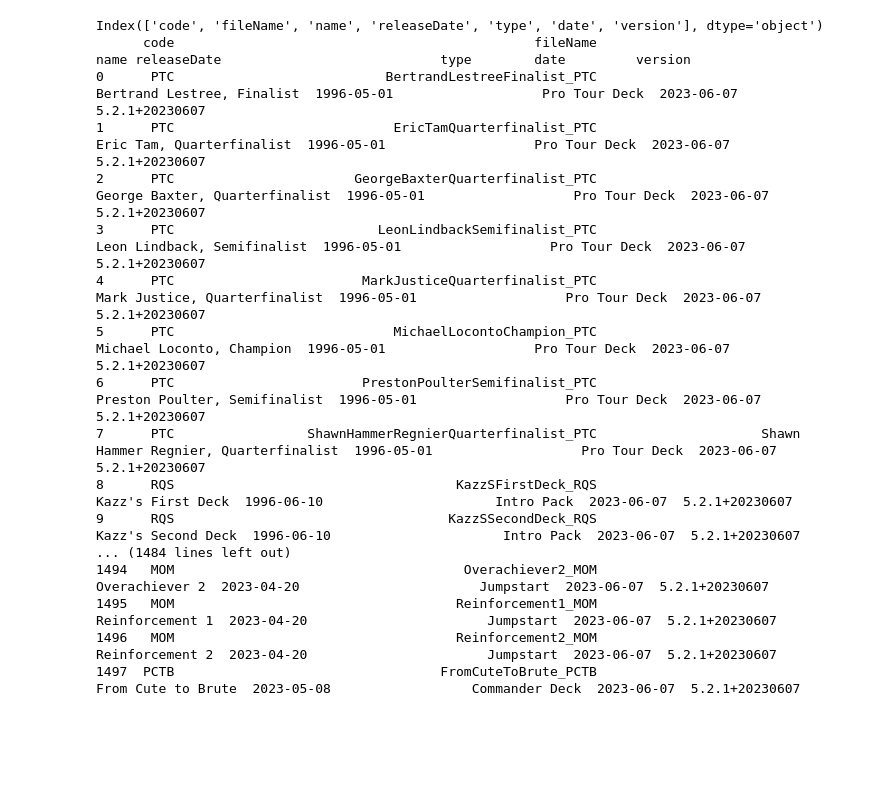
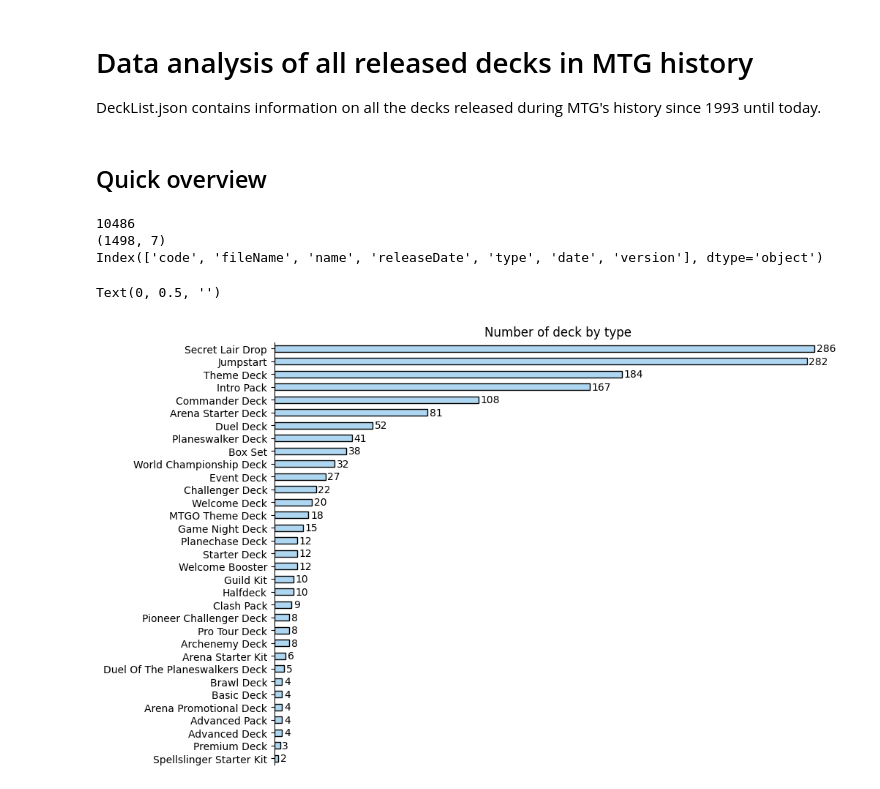
Before and after one commit to Undeadamien/mtg_analyst, a Jupyter notebook: alldecks/alldecks.ipynb, the cells around one changed output. Cells and saved outputs as stored; diff of their text form; code cells hidden in the pictures; blank space fills up the shorter version.

```diff
--- a/alldecks/alldecks.ipynb
+++ b/alldecks/alldecks.ipynb
@@ -1,29 +6,37 @@
+# %% [markdown]
+# Data analysis of all released decks in MTG history
+DeckList.json contains information on all the decks released during MTG's history since 1993 until today.
 # %%
-import json
-
-import pandas as pd
-
 with open("./DeckList.json") as data_file:
     data = json.load(data_file)
-    df = pd.json_normalize(data, "data").assign(**data["meta"])
+    default_df = pd.json_normalize(data, "data").assign(**data["meta"])
-# %%
-print(df.columns)
-print(df.to_string())
-# %% [output]
-Index(['code', 'fileName', 'name', 'releaseDate', 'type', 'date', 'version'], dtype='object')
-      code                                              fileName                                                      name releaseDate                            type        date         version
-0      PTC                           BertrandLestreeFinalist_PTC                                Bertrand Lestree, Finalist  1996-05-01                   Pro Tour Deck  2023-06-07  5.2.1+20230607
-1      PTC                            EricTamQuarterfinalist_PTC                                 Eric Tam, Quarterfinalist  1996-05-01                   Pro Tour Deck  2023-06-07  5.2.1+20230607
-2      PTC                       GeorgeBaxterQuarterfinalist_PTC                            George Baxter, Quarterfinalist  1996-05-01                   Pro Tour Deck  2023-06-07  5.2.1+20230607
-3      PTC                          LeonLindbackSemifinalist_PTC                               Leon Lindback, Semifinalist  1996-05-01                   Pro Tour Deck  2023-06-07  5.2.1+20230607
-4      PTC                        MarkJusticeQuarterfinalist_PTC                             Mark Justice, Quarterfinalist  1996-05-01                   Pro Tour Deck  2023-06-07  5.2.1+20230607
-5      PTC                            MichaelLocontoChampion_PTC                                 Michael Loconto, Champion  1996-05-01                   Pro Tour Deck  2023-06-07  5.2.1+20230607
-6      PTC                        PrestonPoulterSemifinalist_PTC                             Preston Poulter, Semifinalist  1996-05-01                   Pro Tour Deck  2023-06-07  5.2.1+20230607
-7      PTC                 ShawnHammerRegnierQuarterfinalist_PTC                     Shawn Hammer Regnier, Quarterfinalist  1996-05-01                   Pro Tour Deck  2023-06-07  5.2.1+20230607
-8      RQS                                    KazzSFirstDeck_RQS                                         Kazz's First Deck  1996-06-10                      Intro Pack  2023-06-07  5.2.1+20230607
-9      RQS                                   KazzSSecondDeck_RQS                                        Kazz's Second Deck  1996-06-10                      Intro Pack  2023-06-07  5.2.1+20230607
-... (1484 lines left out)
-1494   MOM                                     Overachiever2_MOM                                            Overachiever 2  2023-04-20                       Jumpstart  2023-06-07  5.2.1+20230607
-1495   MOM                                    Reinforcement1_MOM                                           Reinforcement 1  2023-04-20                       Jumpstart  2023-06-07  5.2.1+20230607
-1496   MOM                                    Reinforcement2_MOM                                           Reinforcement 2  2023-04-20                       Jumpstart  2023-06-07  5.2.1+20230607
-1497  PCTB                                  FromCuteToBrute_PCTB                                        From Cute to Brute  2023-05-08                  Commander Deck  2023-06-07  5.2.1+20230607
+# %% [markdown]
+## Quick overview
+# %%
+print(default_df.size)
+print(default_df.shape)
+print(default_df.columns)
+# %% [output]
+10486
+(1498, 7)
+Index(['code', 'fileName', 'name', 'releaseDate', 'type', 'date', 'version'], dtype='object')
+# %%
+df = default_df.value_counts("type", ascending=True)
+
+
+fig, axes = plt.subplots(nrows=1)
+fig.set_size_inches(10, 7.5)
+
+
+for side in ["top", "bottom", "right"]:
+    axes.spines[f"{side}"].set_visible(False)
+
+
+plot = df.plot(kind="barh", rot=0, ax=axes, edgecolor="k", color="#AED6F1")
+plot.tick_params("x", which="both", bottom=False, labelbottom=False)
+plot.bar_label(plot.containers[0], padding=2)
+plot.set_title("Number of deck by type")
+plot.set_ylabel("")
+# %% [output]
+Text(0, 0.5, '')
+[figure, added]
```
Also changed, not shown: parts of 1 cell of this notebook, 2 other files.
